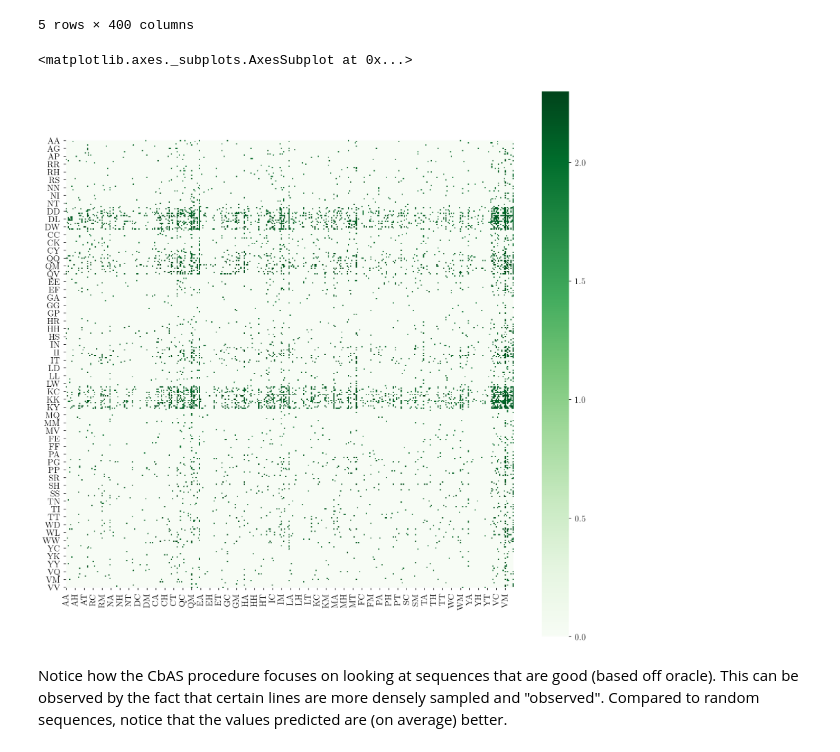
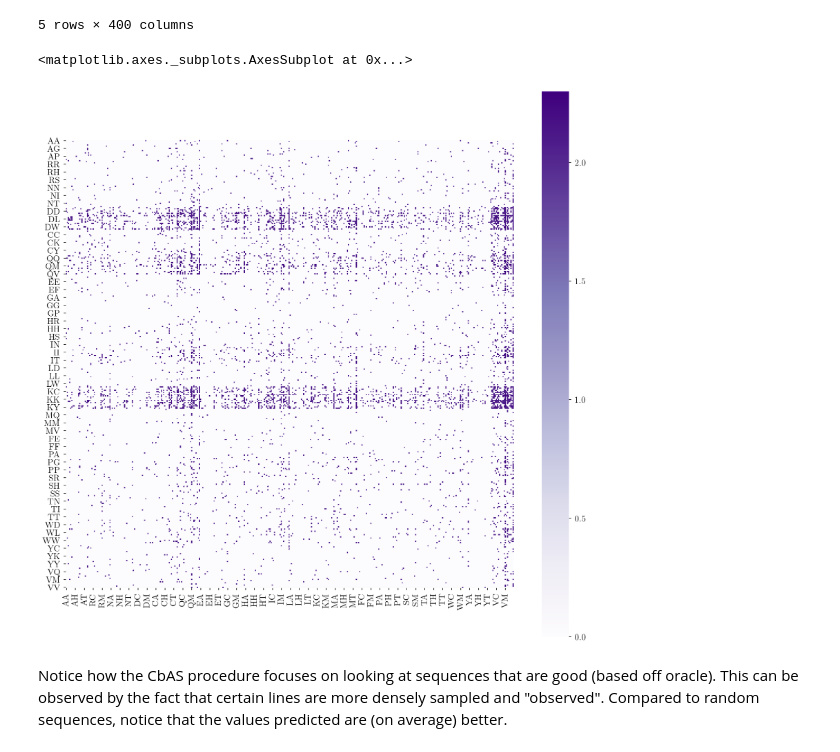
Before and after one commit to ayushkarnawat/profit, a Jupyter notebook: examples/gb1/pred_vs_true.ipynb, the cells around one changed output. Cells and saved outputs as stored; diff of their text form; code cells hidden in the pictures.

```diff
--- a/examples/gb1/pred_vs_true.ipynb
+++ b/examples/gb1/pred_vs_true.ipynb
@@ -629,7 +596,7 @@ char_seqs = ["".join(tokenizer.decode(seq)) for seq in Vaa[:, pos].numpy()]
 combs = generator.gen(n=2)
 fitness_df = pd.DataFrame(0.0, index=combs, columns=combs)
 # Place fitness values into df
-for variant, fitness in zip(char_seqs, mean):
+for variant, fitness in zip(char_seqs, mu_oracle):
     x, y = variant[:2], variant[2:]
     fitness_df.at[x,y] = fitness
 fitness_df.head()
@@ -699,7 +666,7 @@ for point in hilbert(order):
     loc[point[-1]] = point[:2]
 # %%
 combs_4char = generator.gen(n=4)
-seq_val_map = dict(zip(char_seqs, mean))
+seq_val_map = dict(zip(char_seqs, mu_oracle))
 mask = np.array([seq_val_map.get(seq, 0) for seq in combs_4char])
 # %%
 vals = np.zeros(ntotal)
@@ -722,19 +689,20 @@ sns.heatmap(out, cmap="Greens", square=True)
 # %%
 with open("../../dumps/3gb1/cbas/oracle=g-mean__gp=g-mean.json", "rb") as json_file:
     results = json.load(json_file)
-gmean_cbas_seqs = np.array(results["seq"])
+gmean_seqs_cbas = np.array(results["seq"])
 y_cbas = np.array(results["y_oracle"])
+y_gt = np.array(results["y_gt"])
 # %% [markdown]
 ### Preprocess sequences
 # %%
 import re
 # Flatten; we don't care about the iterative samples plot (for now)
-cbas_seqs = gmean_cbas_seqs.flatten()
-cbas_y = y_cbas.flatten()
+seqs_cbas = gmean_seqs_cbas.flatten()
+y_cbas = y_cbas.flatten()
 # Remove sequences that are invalid (aka None)
-valid_mask = cbas_seqs != None
-valid_seqs = cbas_seqs[valid_mask]
-valid_y = cbas_y[valid_mask]
+valid_mask = seqs_cbas != None
+valid_seqs = seqs_cbas[valid_mask]
+valid_y = y_cbas[valid_mask]
 # Remove sequences that don't follow WT template (except at mutated positions)
 template = list("MTYKLILNGKTLKGETTTEAVDAATAEKVFKQYANDNGVDGEWTYDDATKTFTVTE")
 aa20_regex = "|".join(list(tokenizer.vocab.keys()))
@@ -779,10 +747,10 @@ fitness_df.head()
 5 rows × 400 columns
 # %%
 plt.figure(figsize=(16,16))
-sns.heatmap(fitness_df, cmap='Greens', square=True)
+sns.heatmap(fitness_df, cmap='Purples', square=True)
 # %% [output]
 <matplotlib.axes._subplots.AxesSubplot at 0x...>
-[figure, old version]
+[figure, new version]
 # %% [markdown]
 Notice how the CbAS procedure focuses on looking at sequences that are good (based off oracle). This can be observed by the fact that certain lines are more densely sampled and "observed". Compared to random sequences, notice that the values predicted are (on average) better.
 # %% [markdown]
```
Also changed, not shown: parts of 45 cells of this notebook, 1 other file.
